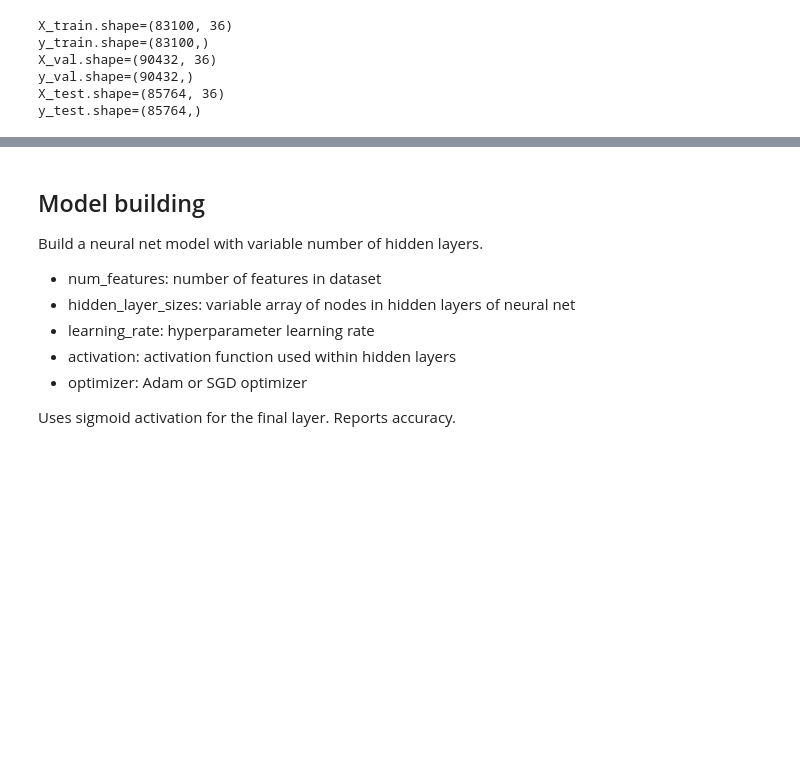
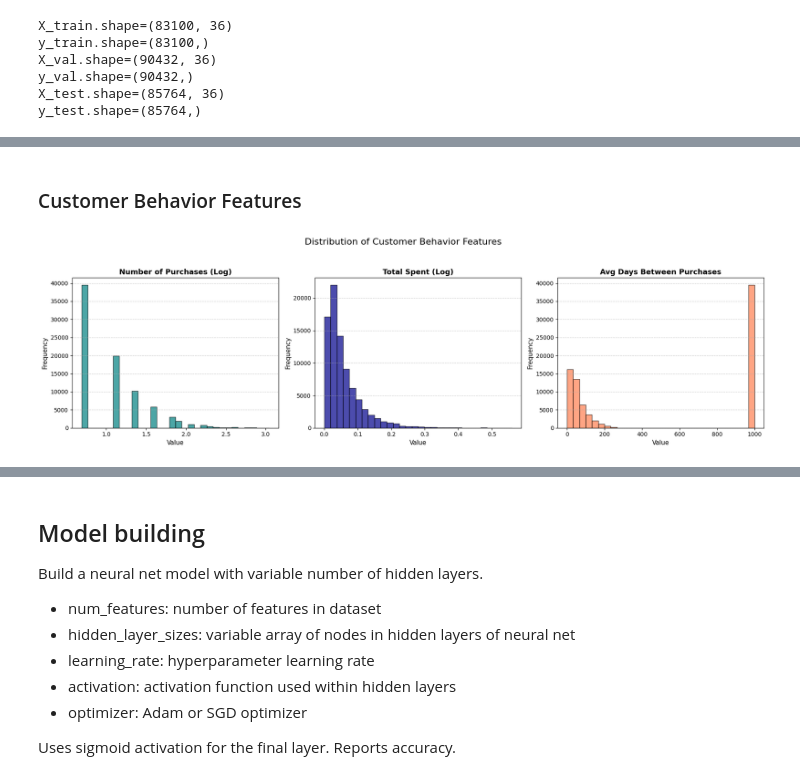
Before and after one commit to daveschaaf/mids_207_project, a Jupyter notebook: notebooks/product_recommendation_01.ipynb, the cells around one changed output, grey strips where cells are left out. Cells and saved outputs as stored; diff of their text form; code cells hidden in the pictures; blank space fills up the shorter version.

```diff
--- a/notebooks/product_recommendation_01.ipynb
+++ b/notebooks/product_recommendation_01.ipynb
@@ -222,0 +292,21 @@ X_train after scaling - mean: -0.00, std: 1.00
+# %% [markdown]
+### Customer Behavior Features
+# %%
+cols = ['log_num_purchases', 'log_total_spent', 'avg_days_between_purchases']
+titles = ['Number of Purchases (Log)', 'Total Spent (Log)', 'Avg Days Between Purchases']
+colors = ['teal', 'darkblue', 'coral']
+
+fig, axes = plt.subplots(1, 3, figsize=(18, 5))
+
+for i in range(3):
+    axes[i].hist(X_train[cols[i]], bins=30, color=colors[i], edgecolor='black', alpha=0.7)
+    axes[i].set_title(titles[i], fontsize=13, fontweight='bold')
+    axes[i].set_xlabel("Value", fontsize=11)
+    axes[i].set_ylabel("Frequency", fontsize=11)
+    axes[i].grid(axis='y', linestyle='--', alpha=0.6)
+
+fig.suptitle('Distribution of Customer Behavior Features', fontsize=16, y=1.05)
+plt.tight_layout()
+plt.show()
+# %% [output]
+[figure, added]
```
Also changed, not shown: parts of 22 cells of this notebook.
